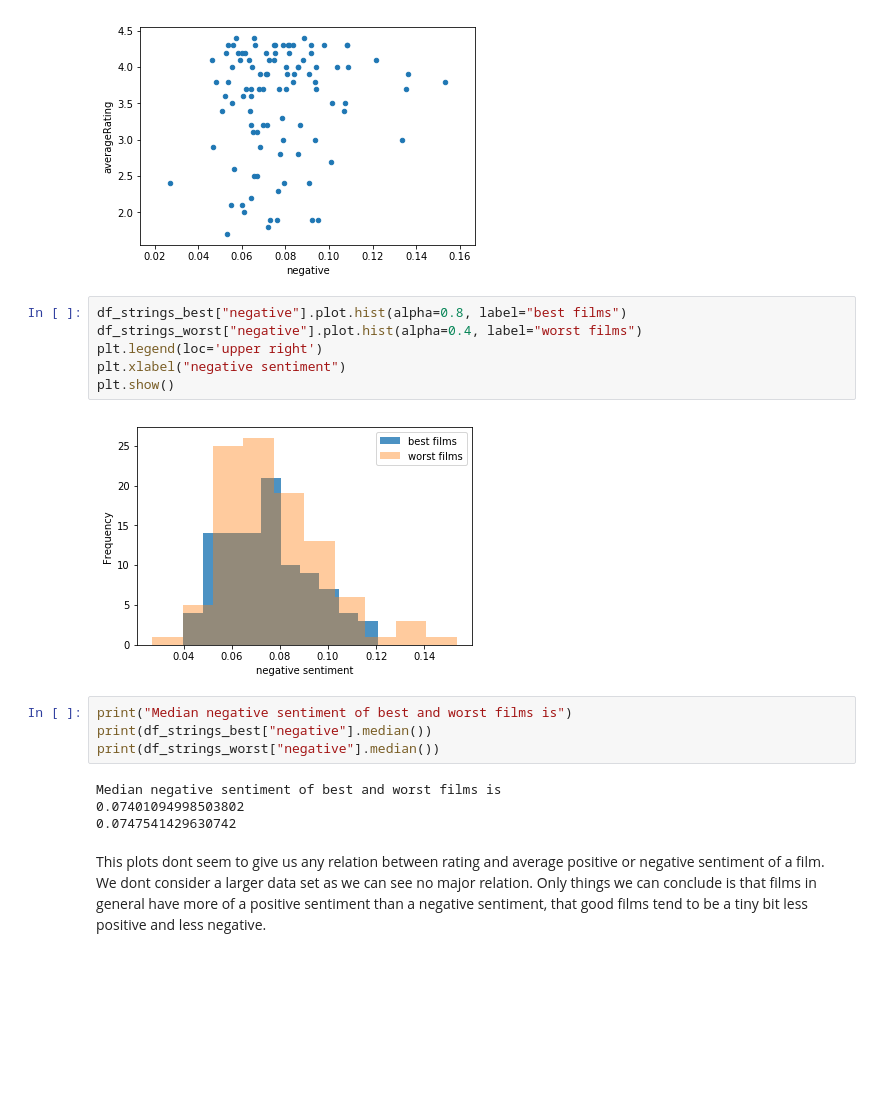
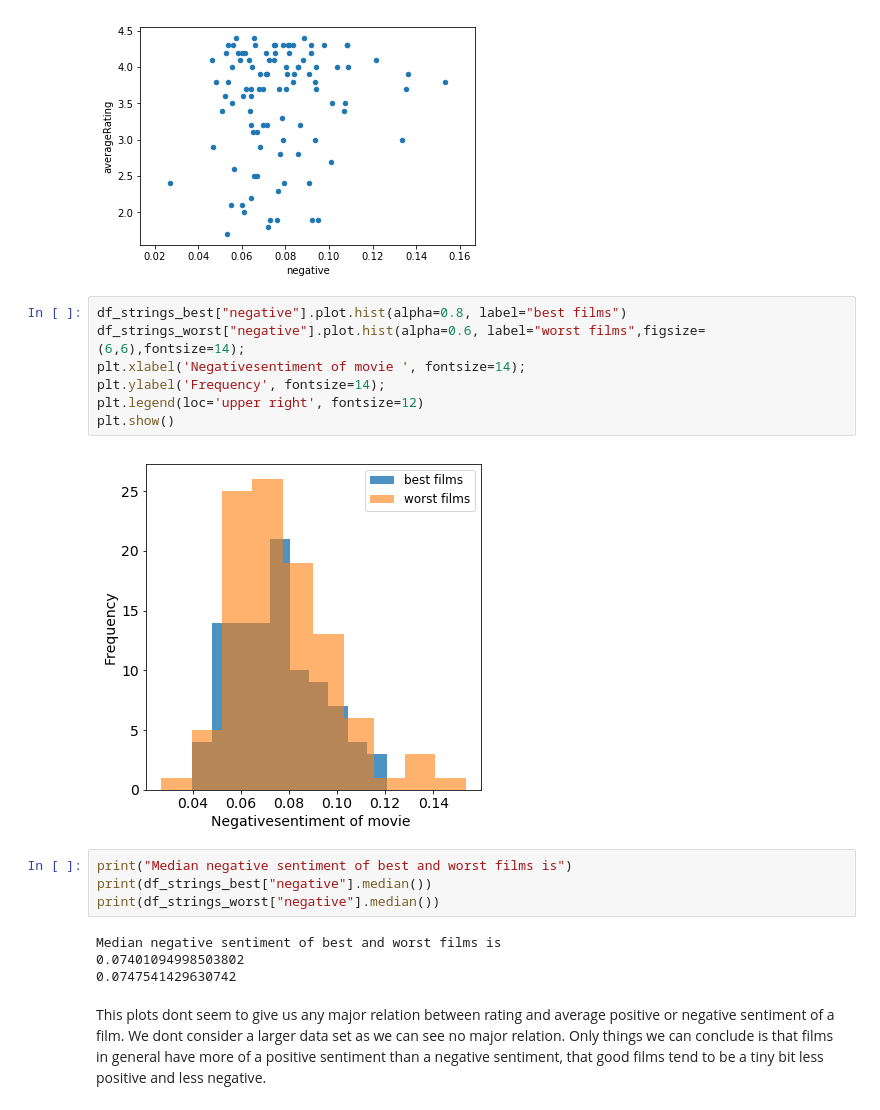
Before and after one commit to Xabitsuki/adamax, a Jupyter notebook: NotebookFinal.ipynb, the cells around one changed output. Drawn from its saved outputs; the diff is of its cells as text; blank space fills up the shorter version.

```diff
--- a/NotebookFinal.ipynb
+++ b/NotebookFinal.ipynb
@@ -1069,12 +1164,13 @@ ax = df_strings_worst.plot.scatter("negative", "averageRating")
 [figure]
 # %%
 df_strings_best["negative"].plot.hist(alpha=0.8, label="best films")
-df_strings_worst["negative"].plot.hist(alpha=0.4, label="worst films")
-plt.legend(loc='upper right')
-plt.xlabel("negative sentiment")
+df_strings_worst["negative"].plot.hist(alpha=0.6, label="worst films",figsize=(6,6),fontsize=14);
+plt.xlabel('Negativesentiment of movie ', fontsize=14);
+plt.ylabel('Frequency', fontsize=14);
+plt.legend(loc='upper right', fontsize=12)
 plt.show()
 # %% [output]
-[figure, old version]
+[figure, new version]
 # %%
 print("Median negative sentiment of best and worst films is")
 print(df_strings_best["negative"].median())
@@ -1084,4 +1180,4 @@ Median negative sentiment of best and worst films is
 0.07401094998503802
 0.0747541429630742
 # %% [markdown]
-This plots dont seem to give us any relation between rating and average positive or negative sentiment of a film. We dont consider a larger data set as we can see no major relation. Only things we can conclude is that films in general have more of a positive sentiment than a negative sentiment, that good films tend to be a tiny bit less positive and less negative.
+This plots dont seem to give us any major relation between rating and average positive or negative sentiment of a film. We dont consider a larger data set as we can see no major relation. Only things we can conclude is that films in general have more of a positive sentiment than a negative sentiment, that good films tend to be a tiny bit less positive and less negative.
```
Also changed, not shown: parts of 56 cells of this notebook.
